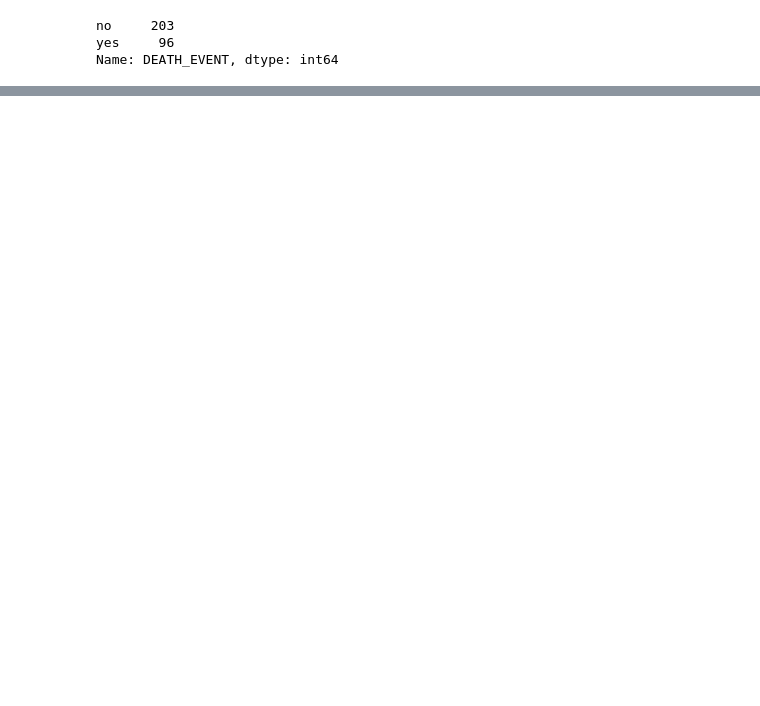
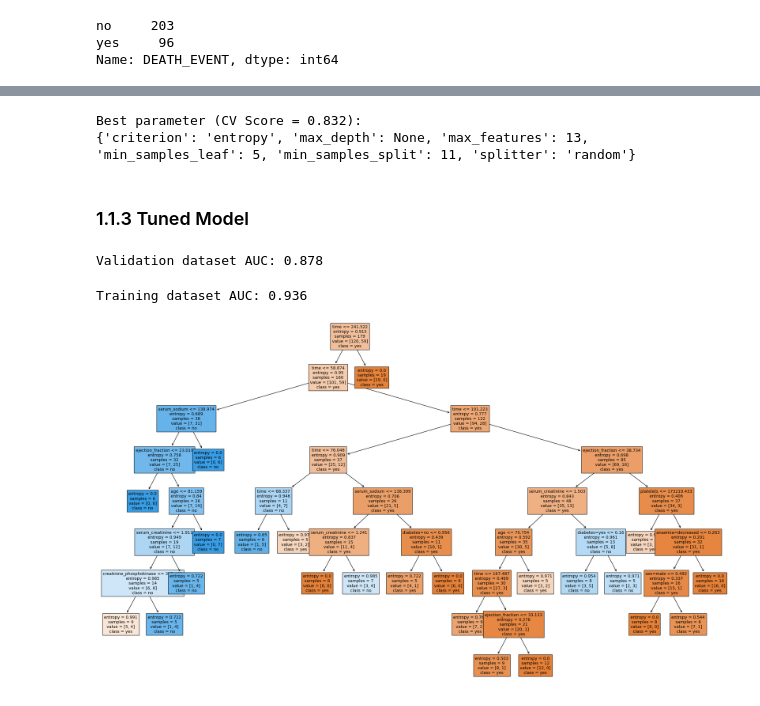
Before and after one commit to mdrkb/mlcamp, a Jupyter notebook: 07-midterm-project/notebook.ipynb, the cells around one changed output, grey strips where cells are left out. Drawn from its saved outputs; the diff is of its cells as text; code cells hidden in the pictures; blank space fills up the shorter version.

Commit message:
Implement DecisionTreeClassifier

```diff
--- a/07-midterm-project/notebook.ipynb
+++ b/07-midterm-project/notebook.ipynb
@@ -128,0 +211,21 @@ Name: DEATH_EVENT, dtype: int64
+# %%
+# Define the parameter grid
+param_grid = {
+    "criterion": ["gini", "entropy"],
+    "splitter":["best", "random"],
+    "max_depth": [None, 3, 4, 5, 6, 7, 8, 9, 10],
+    "max_features":[None, 3, 5, 7, 9, 11],
+    "min_samples_leaf": [2, 3, 5, 7, 9, 11],
+    "min_samples_split": [2, 3, 5, 7, 9, 11, 13, 15]
+}
+# %%
+# Define the grid search model
+dt = DecisionTreeClassifier(random_state=1)
+search = GridSearchCV(
+    estimator=dt,
+    param_grid=param_grid,
+    n_jobs=-1
+)
+
+# Train the grid search model with training dataset
+search.fit(X_train, y_train)
@@ -128,0 +240,43 @@ Name: DEATH_EVENT, dtype: int64
+# %%
+# Get the tuned hyperparameters from the grid search model
+print(f"Best parameter (CV Score = {grid_model.best_score_.round(3)}):")
+print(grid_model.best_params_)
+# %% [output]
+Best parameter (CV Score = 0.832):
+{'criterion': 'entropy', 'max_depth': None, 'max_features': 13, 'min_samples_leaf': 5, 'min_samples_split': 11, 'splitter': 'random'}
+# %% [markdown]
+### 1.1.3 Tuned Model
+# %%
+# Train the model again with tuned parameters
+dt = DecisionTreeClassifier(
+    criterion="entropy",
+    max_depth=None,
+    max_features=13,
+    min_samples_leaf=5,
+    min_samples_split=11,
+    splitter='random',
+    random_state=1
+)
+dt.fit(X_train, y_train)
+
+# Predit using validation dataset
+y_pred = dt.predict_proba(X_val)[:, 1]
+print(f"Validation dataset AUC: {roc_auc_score(y_val, y_pred).round(3)}")
+# %% [output]
+Validation dataset AUC: 0.878
+# %%
+# Predict using training dataset
+y_pred = dt.predict_proba(X_train)[:, 1]
+print(f"Training dataset AUC: {roc_auc_score(y_train, y_pred).round(3)}")
+# %% [output]
+Training dataset AUC: 0.936
+# %%
+# Plot the decision tree
+feature_names = list(dv.get_feature_names_out())
+class_names = df["DEATH_EVENT"].unique()
+
+plt.figure(figsize=(20,12), dpi=100)
+plot_tree(dt, feature_names=feature_names, class_names=class_names, filled=True, fontsize=10)
+plt.show()
+# %% [output]
+[figure, added]
```
Also changed, not shown: parts of 21 cells of this notebook.
